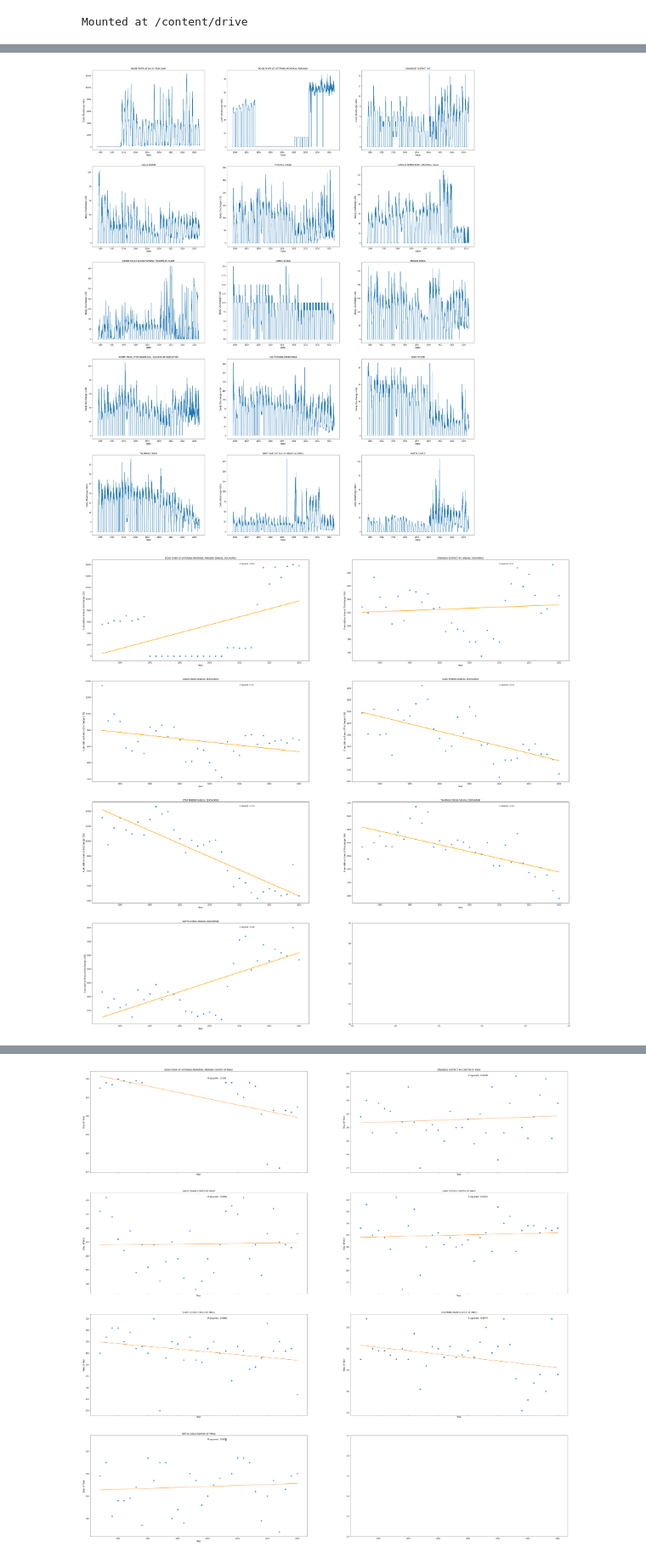
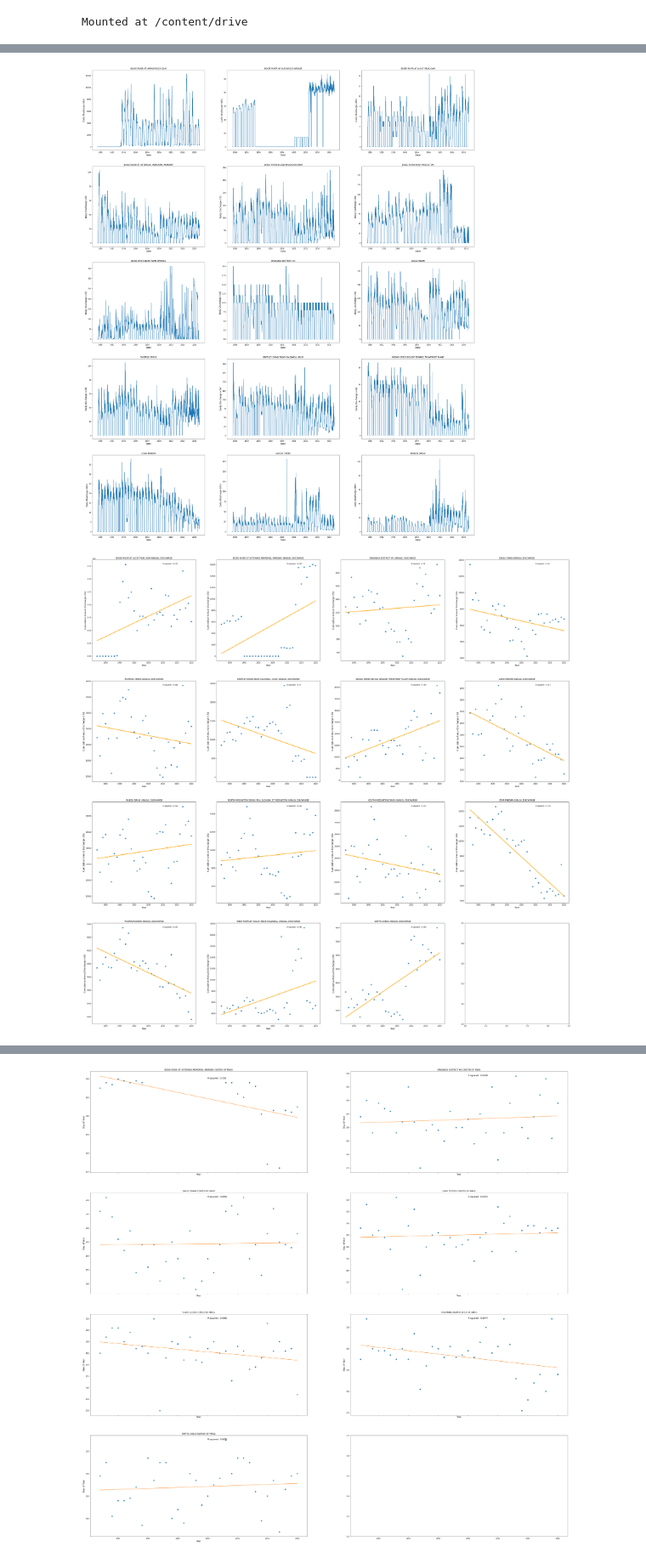
Before and after one commit to bridgetmarie24/pod_pou_lulcc, a Jupyter notebook: drainage_time_series.ipynb, the cells around one changed output, grey strips where cells are left out. Shown at 85% size. Drawn from its saved outputs; the diff is of its cells as text; code cells hidden in the pictures.

```diff
--- a/drainage_time_series.ipynb
+++ b/drainage_time_series.ipynb
@@ -65,6 +64,13 @@ for i in range(len(all_files)):
     drain_list.append(sel_data)
   else:
     None
+
+## Get list of names for all the drains
+names = []
+
+for i in drain_list:
+  canal = i['DiversionName']
+  names.append(canal[0])
 
 ## Select diversions with data from 1987-2021 for study
 ## All else is discarded
@@ -128,13 +134,6 @@ for i in range(len(drains_acre)):
     None
   else:
     drains.append(canal)
-
-## Get list of names for all the drains
-names = []
-
-for i in drains:
-  canal = i['DiversionName']
-  names.append(canal[0])
 # %%
 ## PLOT THE RAW DATA TO VISUALLY ANALYZE TRENDS AND SEASONALITY
 
@@ -154,7 +153,7 @@ for n in range(len(drains)): #run a for loop to add all plots to figure
     j=0
 plt.savefig('datasets/diversion_timeseries/drain_figs/rawdata.png')
 # %% [output]
-[figure, old version]
+[figure, new version]
 # %%
 ### FIND THE TOTAL WATER DIVERTED ANNUALLY ###
 
@@ -178,35 +177,35 @@ for i in range(len(drains)):
 regression = np.empty((len(years), len(drains)))
 rsquared = np.empty(len(drains))
 
 for i  in range(len(drains)):
   model = np.polyfit(years, totals[:,i], deg=1) #runs regression for coefficients
   regression[:,i] = np.polyval(model, years) #uses x to predict model values
   rsquared[i] = metrics.r2_score(totals[:,i], regression[:,i]) #compares correlation of model to true values
 
 
 ## CREATE SUBPLOTS FOR THE CHART ##
 
 i,j = 0,0
-plot_row = 2 #number of plots per row in figure
+plot_row = 4 #number of plots per row in figure
 figure, ax = plt.subplots(4, plot_row, figsize=(50,50)) #create the figure
 
 for n in range(len(drains)): #run a for loop to add all plots to figure
   canal = drains[n]
   canal_data = totals[:,n] #takes an individual diversion point datafram
   ax[i][j].plot(years, canal_data, 'o')
   ax[i][j].plot(years, regression[:,n], color = 'orange', linewidth=3)
   ax[i][j].set_ylabel('Cumulative Annual Discharge (cfs)', size=13)
   ax[i][j].set_xlabel('Year', size=13)
   ax[i][j].title.set_text(canal['DiversionName'][0]+' ANNUAL DISCHARGE')
   text = 'R squared : '+str(np.around(rsquared[n], 3))
   ax[i][j].text(2010, np.max(totals[:,n]), s=text)
   j+=1
   if j%plot_row==0:
     i+=1
     j=0
 plt.savefig('datasets/diversion_timeseries/drain_figs/totals.png')
 # %% [output]
-[figure, old version]
+[figure, new version]
 # %%
 ## CALCULATE BASIC VOLUME STATISTICS ##
 
```
Also changed, not shown: parts of 4 cells of this notebook.
